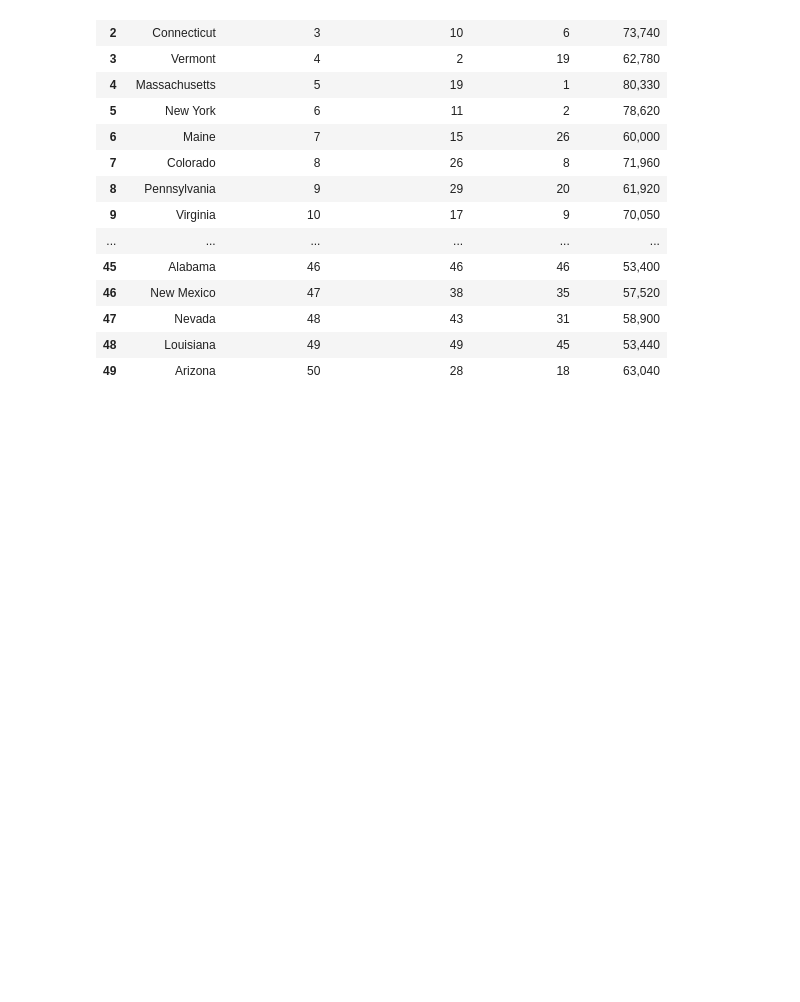
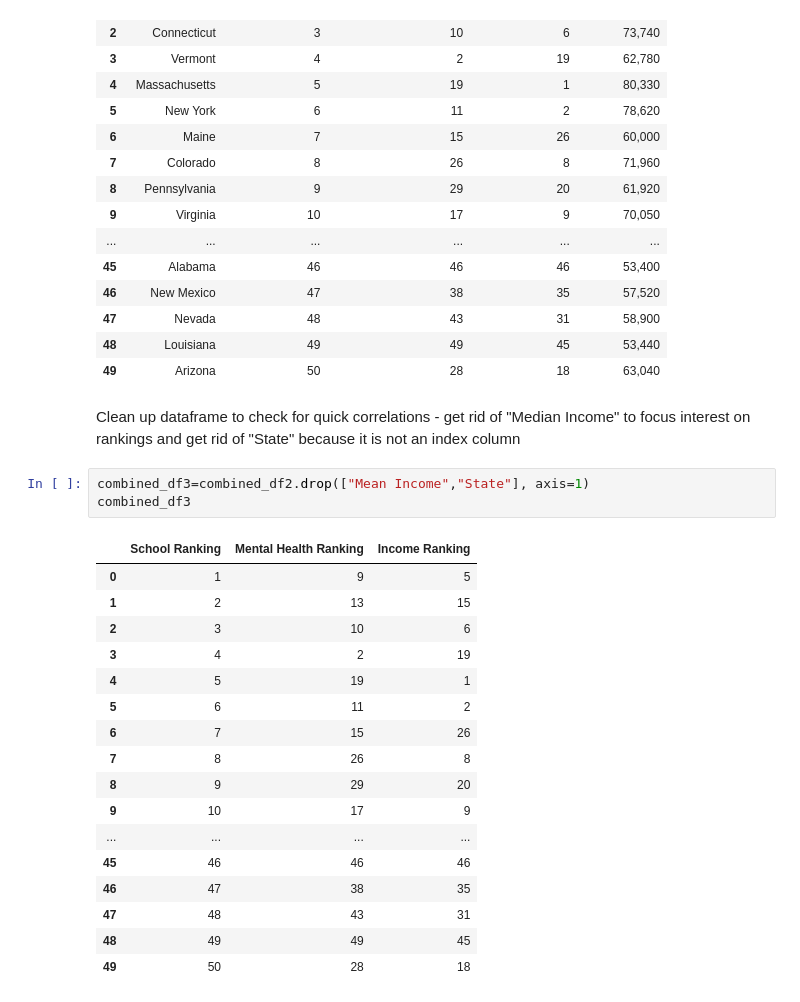
Before and after one commit to kittysinaga/Capstone_Project, a Jupyter notebook: Working.ipynb, the cells around one changed output. Drawn from its saved outputs; the diff is of its cells as text; blank space fills up the shorter version.

```diff
--- a/Working.ipynb
+++ b/Working.ipynb
@@ -481,3 +483,26 @@ display(combined_df2)
 | 47 | Nevada | 48 | 43 | 31 | 58,900 |
 | 48 | Louisiana | 49 | 49 | 45 | 53,440 |
 | 49 | Arizona | 50 | 28 | 18 | 63,040 |
+# %% [markdown]
+Clean up dataframe to check for quick correlations - get rid of "Median Income" to focus interest on rankings and get rid of "State" because it is not an index column
+# %%
+combined_df3=combined_df2.drop(["Mean Income","State"], axis=1)
+combined_df3
+# %% [output]
+|  | School Ranking | Mental Health Ranking | Income Ranking |
+| 0 | 1 | 9 | 5 |
+| 1 | 2 | 13 | 15 |
+| 2 | 3 | 10 | 6 |
+| 3 | 4 | 2 | 19 |
+| 4 | 5 | 19 | 1 |
+| 5 | 6 | 11 | 2 |
+| 6 | 7 | 15 | 26 |
+| 7 | 8 | 26 | 8 |
+| 8 | 9 | 29 | 20 |
+| 9 | 10 | 17 | 9 |
+| ... | ... | ... | ... |
+| 45 | 46 | 46 | 46 |
+| 46 | 47 | 38 | 35 |
+| 47 | 48 | 43 | 31 |
+| 48 | 49 | 49 | 45 |
+| 49 | 50 | 28 | 18 |
```
Also changed, not shown: parts of 8 cells of this notebook, 1 other file.
